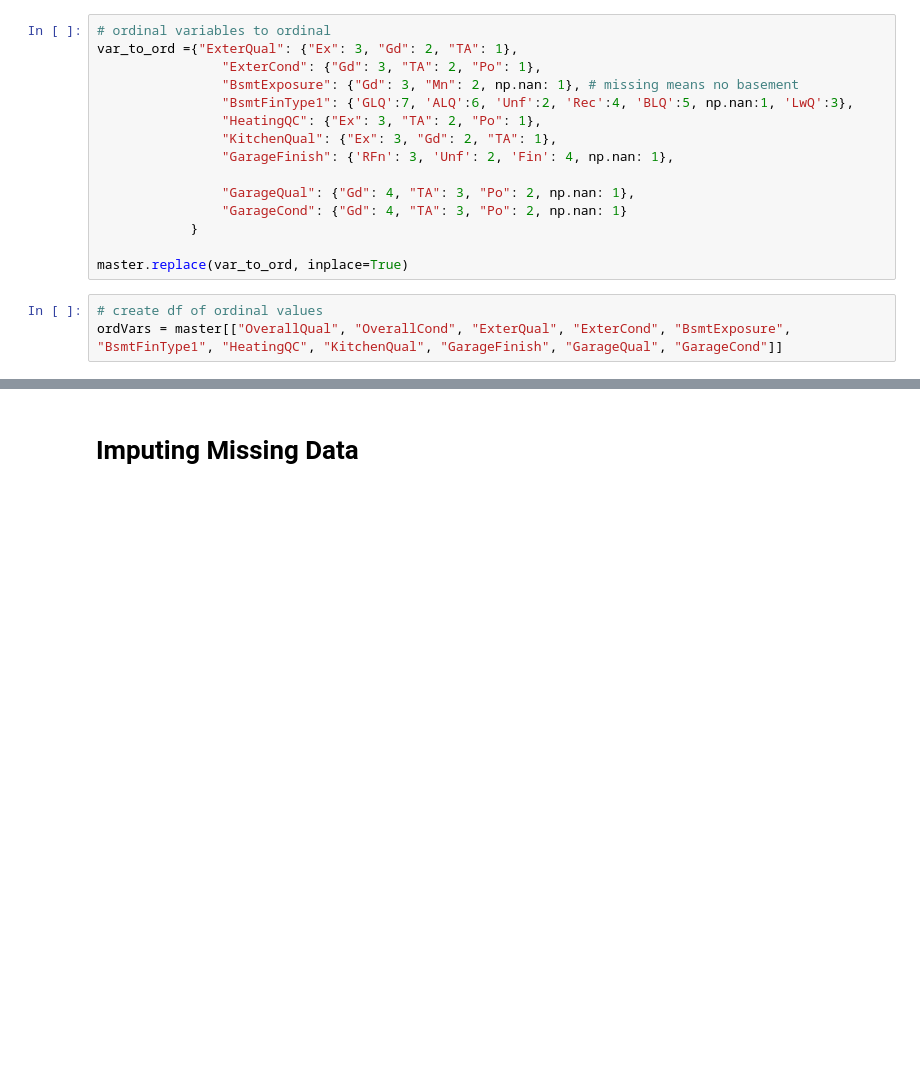
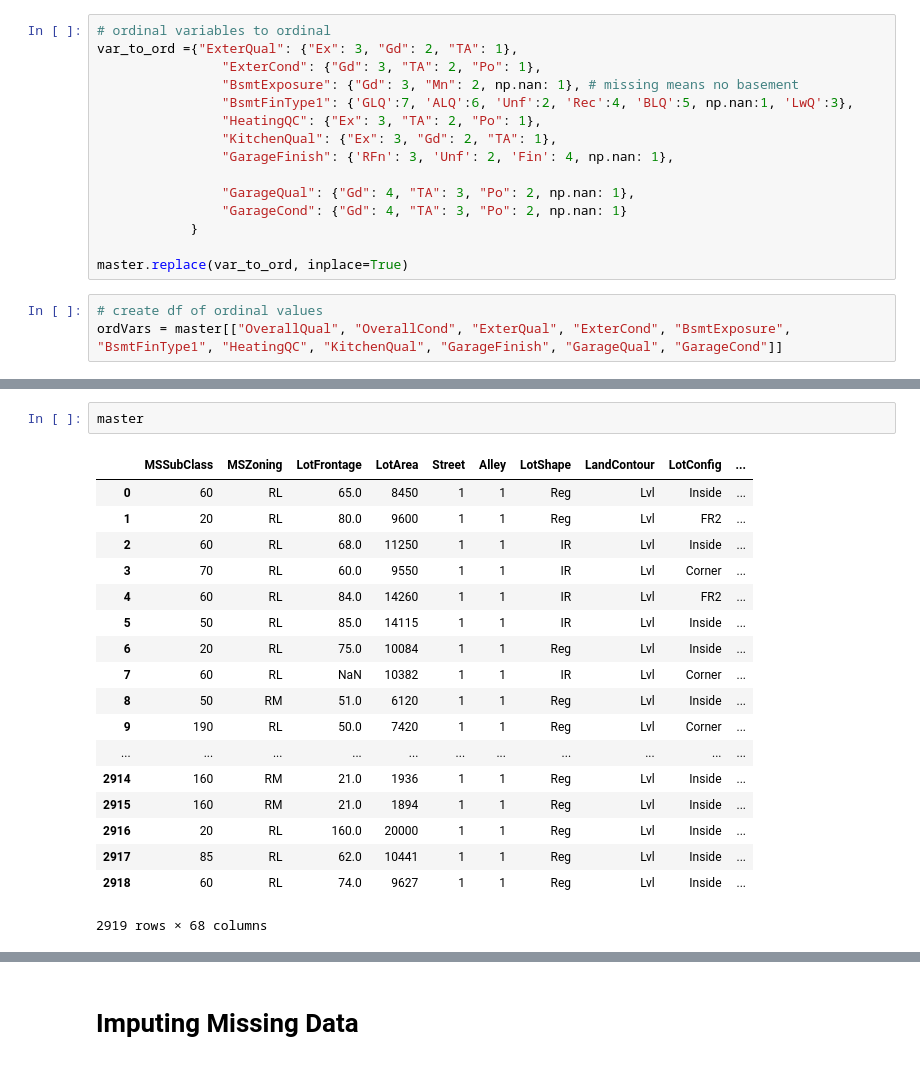
Before and after one commit to bgelly/Machine_Learning_Project_3, a Jupyter notebook: house-prices-advanced-regression-techniques/ridgeBennett/BennettMaster.ipynb, the cells around one changed output, grey strips where cells are left out. Saved outputs shown, nothing was run; the diff lists cells and outputs as text; blank space fills up the shorter version.

```diff
--- a/house-prices-advanced-regression-techniques/ridgeBennett/BennettMaster.ipynb
+++ b/house-prices-advanced-regression-techniques/ridgeBennett/BennettMaster.ipynb
@@ -245,0 +310,21 @@ master['PavedDrive'] = [1 if i == "Y"  else 0 for i in master['PavedDrive']]
+# %%
+master
+# %% [output]
+|  | MSSubClass | MSZoning | LotFrontage | LotArea | Street | Alley | LotShape | LandContour | LotConfig | ... |
+| 0 | 60 | RL | 65.0 | 8450 | 1 | 1 | Reg | Lvl | Inside | ... |
+| 1 | 20 | RL | 80.0 | 9600 | 1 | 1 | Reg | Lvl | FR2 | ... |
+| 2 | 60 | RL | 68.0 | 11250 | 1 | 1 | IR | Lvl | Inside | ... |
+| 3 | 70 | RL | 60.0 | 9550 | 1 | 1 | IR | Lvl | Corner | ... |
+| 4 | 60 | RL | 84.0 | 14260 | 1 | 1 | IR | Lvl | FR2 | ... |
+| 5 | 50 | RL | 85.0 | 14115 | 1 | 1 | IR | Lvl | Inside | ... |
+| 6 | 20 | RL | 75.0 | 10084 | 1 | 1 | Reg | Lvl | Inside | ... |
+| 7 | 60 | RL | NaN | 10382 | 1 | 1 | IR | Lvl | Corner | ... |
+| 8 | 50 | RM | 51.0 | 6120 | 1 | 1 | Reg | Lvl | Inside | ... |
+| 9 | 190 | RL | 50.0 | 7420 | 1 | 1 | Reg | Lvl | Corner | ... |
+| ... | ... | ... | ... | ... | ... | ... | ... | ... | ... | ... |
+| 2914 | 160 | RM | 21.0 | 1936 | 1 | 1 | Reg | Lvl | Inside | ... |
+| 2915 | 160 | RM | 21.0 | 1894 | 1 | 1 | Reg | Lvl | Inside | ... |
+| 2916 | 20 | RL | 160.0 | 20000 | 1 | 1 | Reg | Lvl | Inside | ... |
+| 2917 | 85 | RL | 62.0 | 10441 | 1 | 1 | Reg | Lvl | Inside | ... |
+| 2918 | 60 | RL | 74.0 | 9627 | 1 | 1 | Reg | Lvl | Inside | ... |
+2919 rows × 68 columns
```
Also changed, not shown: parts of 52 cells of this notebook, 5 other files.
